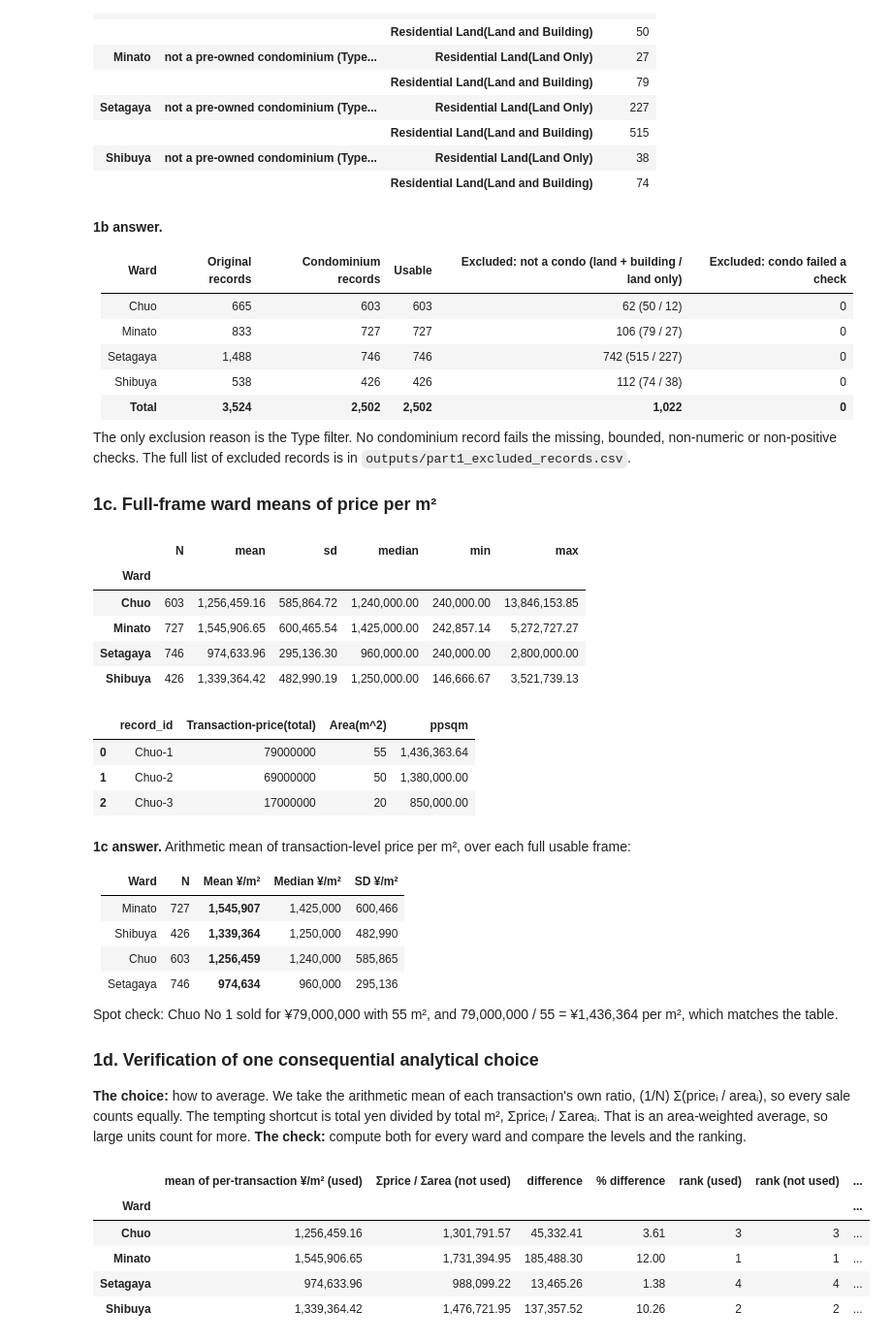
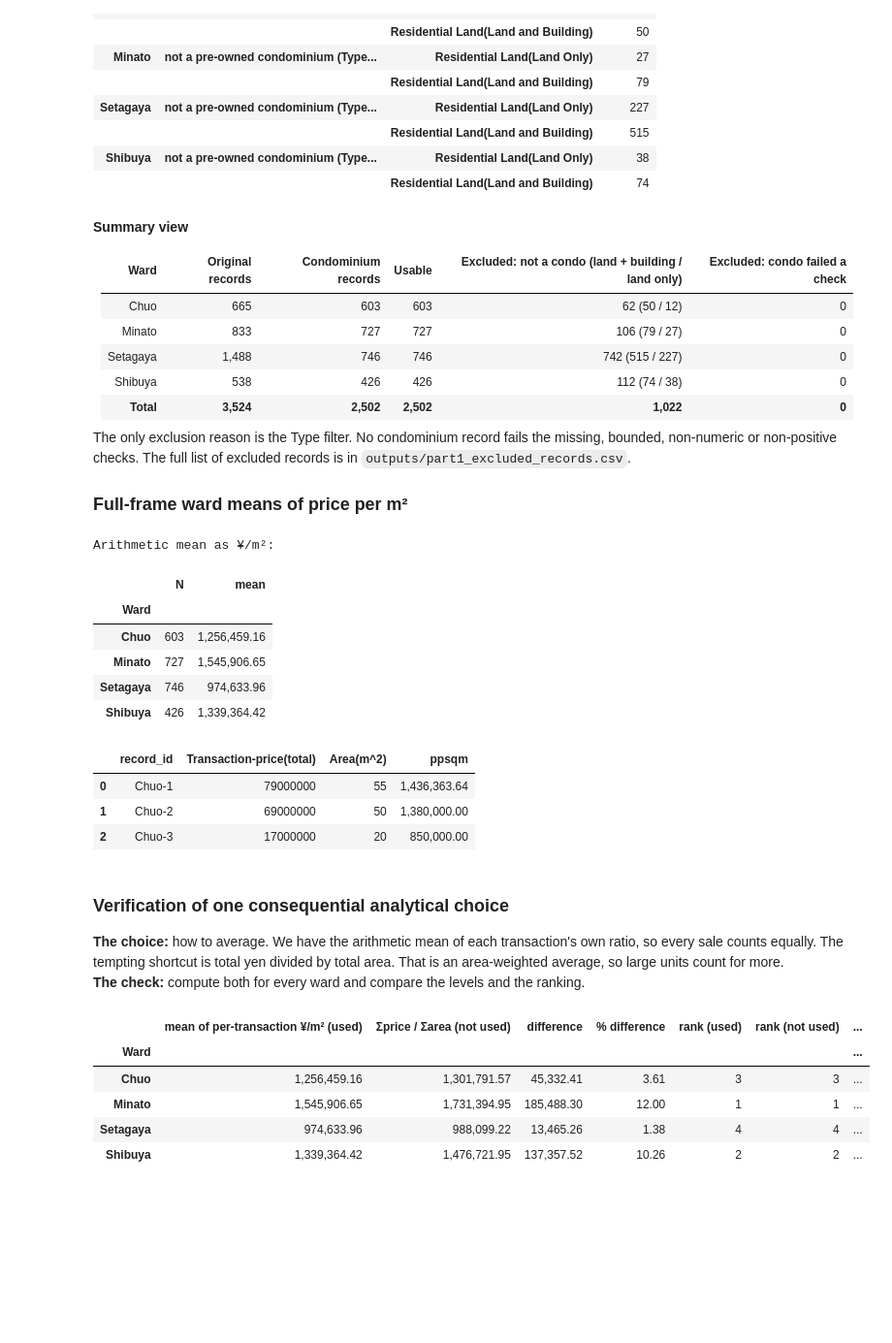
Before and after one commit to imdecimalcoder/DataNDecisions_Assignment2, a Jupyter notebook: Tokyo_RealEstate_Assignment2.ipynb, the cells around one changed output. Shown at 97% size. Cells and saved outputs as stored; diff of their text form; code cells hidden in the pictures; blank space fills up the shorter version.

```diff
--- a/Tokyo_RealEstate_Assignment2.ipynb
+++ b/Tokyo_RealEstate_Assignment2.ipynb
@@ -45,11 +44,7 @@ Each file has a single sheet with the same 29 columns. `No` is a unique source i
 # %%
-raw = {w: pd.read_excel(DATA / f"{w}.xlsx", sheet_name=0) for w in WARDS}
+# checking counts in raw data file
+raw = {w: pd.read_excel(DATA / f"{w}.xlsx", sheet_name=0, engine="openpyxl") for w in WARDS}
 
-for w, df in raw.items():
-    assert df["No"].is_unique, f"{w}: No is not unique"
-    assert (df["Type"] == CONDO).sum() == df["Type"].str.lower().str.contains("condo").sum()
-    print(f"{w:9s} rows={len(df):5d}  columns={df.shape[1]}  No unique={df['No'].is_unique}")
-
-print("\nType labels in each file (exact strings):")
+print("Original Record Count:")
 print(pd.concat({w: df["Type"].value_counts() for w, df in raw.items()}, axis=1).fillna(0).astype(int))
 # %% [output]
@@ -176,7 +153,7 @@ reasons
 | Shibuya | not a pre-owned condominium (Type... | Residential Land(Land Only) | 38 |
 |  |  | Residential Land(Land and Building) | 74 |
 # %% [markdown]
-**1b answer.**
+**Summary view**
 
 | Ward | Original records | Condominium records | Usable | Excluded: not a condo (land + building / land only) | Excluded: condo failed a check |
 |---|---:|---:|---:|---:|---:|
@@ -188,25 +165,28 @@ reasons
 
 The only exclusion reason is the Type filter. No condominium record fails the missing, bounded, non-numeric or non-positive checks. The full list of excluded records is in `outputs/part1_excluded_records.csv`.
 
-### 1c. Full-frame ward means of price per m²
+### Full-frame ward means of price per m²
 # %%
 frame = screened[screened["usable"]].copy()
 frame["ppsqm"] = frame["price_num"] / frame["area_num"]          # yen per square metre, per transaction
 frame = frame.sort_values(["Ward", "No"]).reset_index(drop=True)
 
 keep_cols = ["Ward", "No", "record_id", "Area", "Nearest stationÅFName", "Transaction period",
              "Layout", "Year of construction", PRICE, AREA, "ppsqm"]
 frame[keep_cols].to_csv(OUT / "part1_usable_frame.csv", index=False)
 
 frame_stats = frame.groupby("Ward")["ppsqm"].agg(
-    N="size", mean="mean", sd=lambda s: s.std(ddof=1), median="median", min="min", max="max")
+    N="size", mean="mean")
 frame_stats.to_csv(OUT / "part1_frame_means.csv")
+print()
+print("Arithmetic mean as ¥/m²:")
 frame_stats
 # %% [output]
+Arithmetic mean as ¥/m²:
-|  | N | mean | sd | median | min | max |
-| Ward |  |  |  |  |  |  |
-| Chuo | 603 | 1,256,459.16 | 585,864.72 | 1,240,000.00 | 240,000.00 | 13,846,153.85 |
-| Minato | 727 | 1,545,906.65 | 600,465.54 | 1,425,000.00 | 242,857.14 | 5,272,727.27 |
-| Setagaya | 746 | 974,633.96 | 295,136.30 | 960,000.00 | 240,000.00 | 2,800,000.00 |
-| Shibuya | 426 | 1,339,364.42 | 482,990.19 | 1,250,000.00 | 146,666.67 | 3,521,739.13 |
+|  | N | mean |
+| Ward |  |  |
+| Chuo | 603 | 1,256,459.16 |
+| Minato | 727 | 1,545,906.65 |
+| Setagaya | 746 | 974,633.96 |
+| Shibuya | 426 | 1,339,364.42 |
 # %%
@@ -218,18 +198,7 @@ frame.loc[[0, 1, 2], ["record_id", PRICE, AREA, "ppsqm"]]
 | 1 | Chuo-2 | 69000000 | 50 | 1,380,000.00 |
 | 2 | Chuo-3 | 17000000 | 20 | 850,000.00 |
 # %% [markdown]
-**1c answer.** Arithmetic mean of transaction-level price per m², over each full usable frame:
+### Verification of one consequential analytical choice
 
-| Ward | N | Mean ¥/m² | Median ¥/m² | SD ¥/m² |
-|---|---:|---:|---:|---:|
-| Minato | 727 | **1,545,907** | 1,425,000 | 600,466 |
-| Shibuya | 426 | **1,339,364** | 1,250,000 | 482,990 |
-| Chuo | 603 | **1,256,459** | 1,240,000 | 585,865 |
-| Setagaya | 746 | **974,634** | 960,000 | 295,136 |
-
-Spot check: Chuo No 1 sold for ¥79,000,000 with 55 m², and 79,000,000 / 55 = ¥1,436,364 per m², which matches the table.
-
-### 1d. Verification of one consequential analytical choice
-
-**The choice:** how to average. We take the arithmetic mean of each transaction's own ratio, (1/N) Σ(priceᵢ / areaᵢ), so every sale counts equally. The tempting shortcut is total yen divided by total m², Σpriceᵢ / Σareaᵢ. That is an area-weighted average, so large units count for more. **The check:** compute both for every ward and compare the levels and the ranking.
+**The choice:** how to average. We have the arithmetic mean of each transaction's own ratio, so every sale counts equally. The tempting shortcut is total yen divided by total area. That is an area-weighted average, so large units count for more.<br/>**The check:** compute both for every ward and compare the levels and the ranking.
 # %%
```
Also changed, not shown: parts of 15 cells of this notebook, 2 other files.
